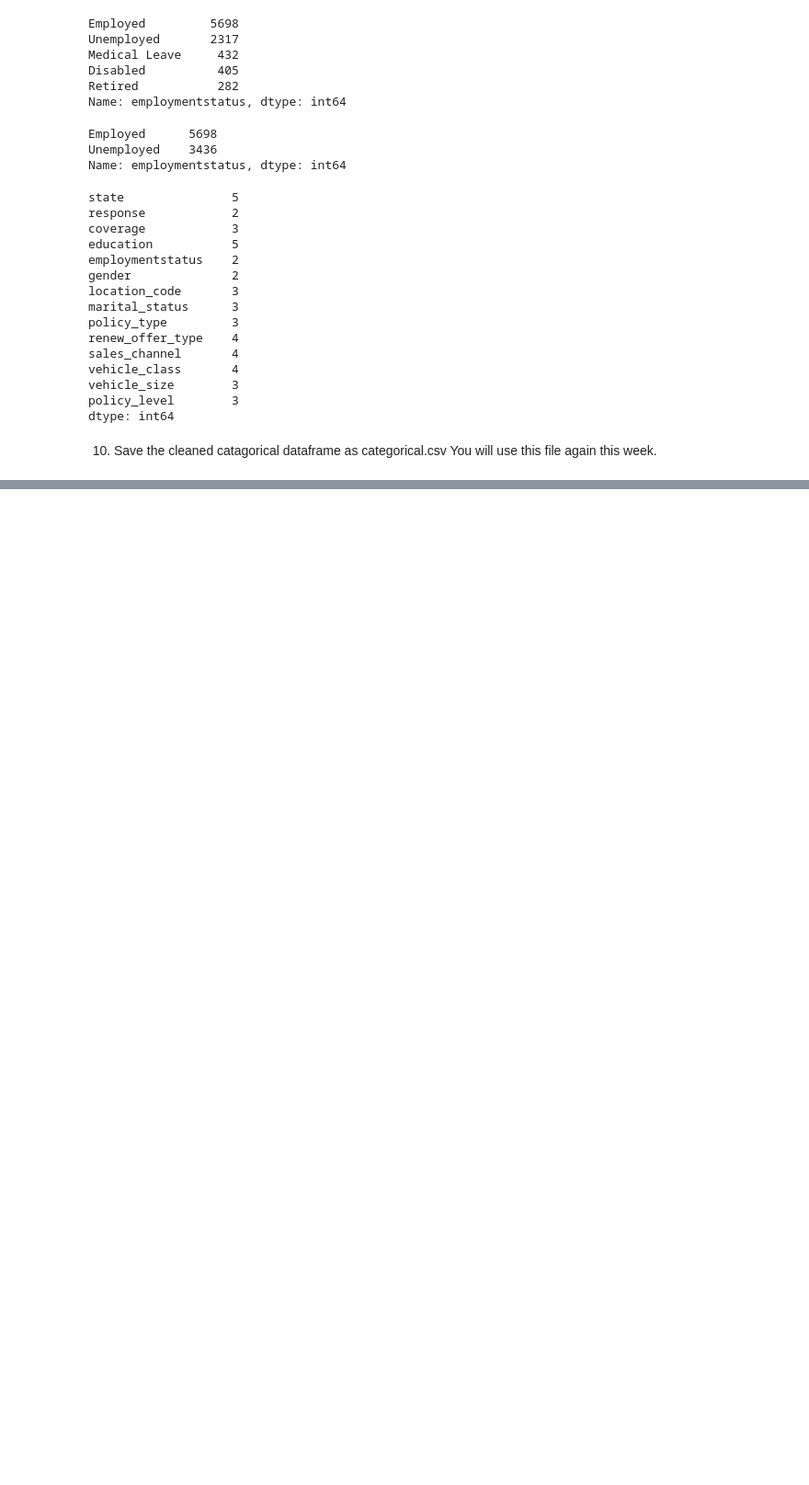
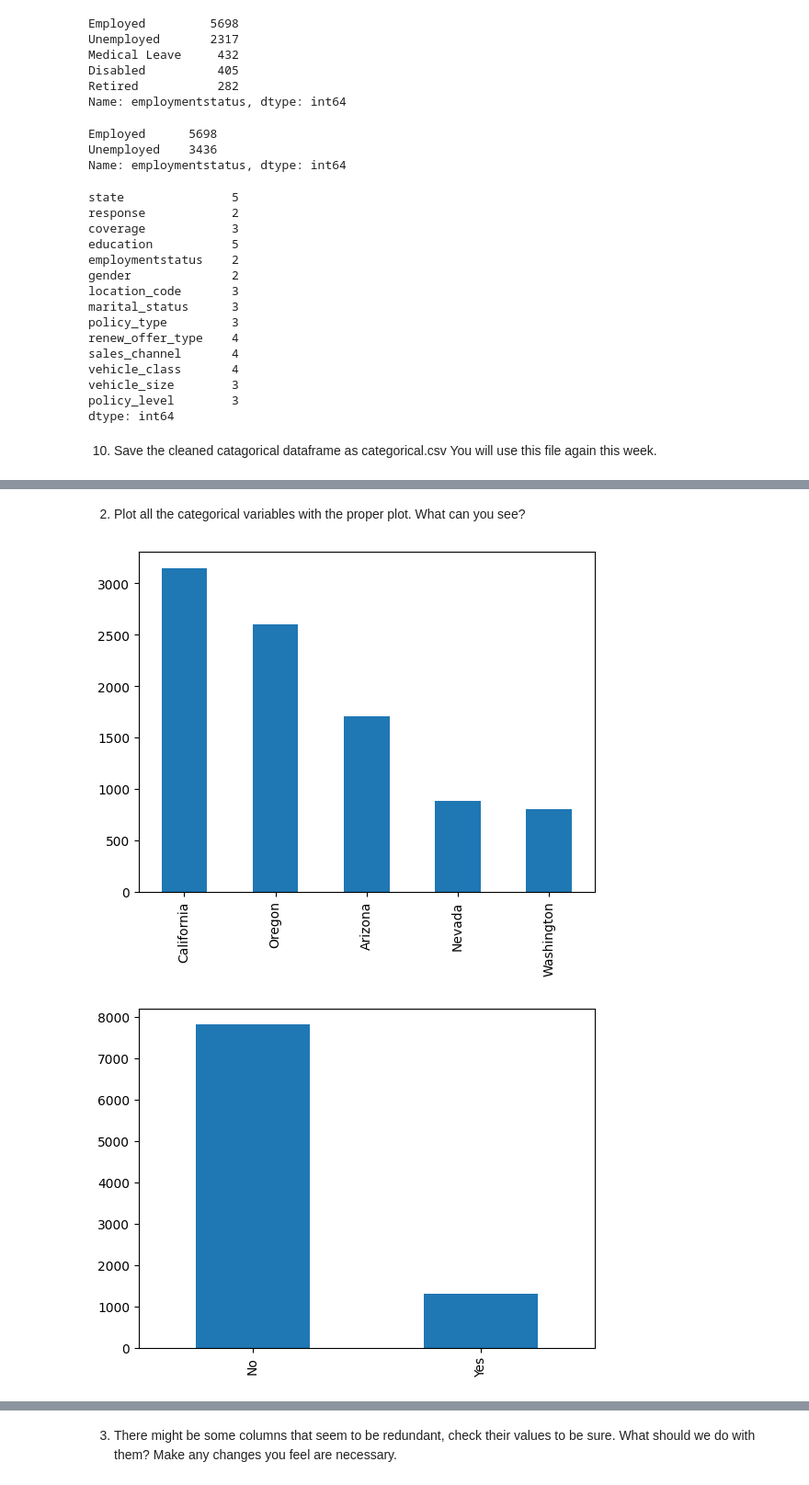
Before and after one commit to Alpha1294/lab-cleaning-numerical-data, a Jupyter notebook: lab-cleaning-numerical.ipynb, the cells around one changed output, grey strips where cells are left out. Shown at 92% size. Saved outputs shown, nothing was run; the diff lists cells and outputs as text; code cells hidden in the pictures; blank space fills up the shorter version.

```diff
--- a/lab-cleaning-numerical.ipynb
+++ b/lab-cleaning-numerical.ipynb
@@ -689,0 +735,13 @@ categorical_df.to_csv(csv_file_path,index=False)
+# %%
+def plot_categoricals(data,plot_type="line"):
+    for column in data.columns:
+        plt.figure()
+        data[column].value_counts().plot(kind=plot_type) #You can change 'line' to 'bar', 'hist', 'box', etc., depending on the type of plot you want
+        plt.show()
+# %% [markdown]
+2. Plot all the categorical variables with the proper plot. What can you see?
+# %%
+plot_categoricals(categorical_df,plot_type="bar")
+# %% [output]
+[figure, added]
+[figure, added]
@@ -689,0 +762,3 @@ categorical_df.to_csv(csv_file_path,index=False)
+# %% [markdown]
+3. There might be some columns that seem to be redundant, check their values to be sure. What should we do with them?
+Make any changes you feel are necessary.
```
Also changed, not shown: parts of 11 cells of this notebook.
